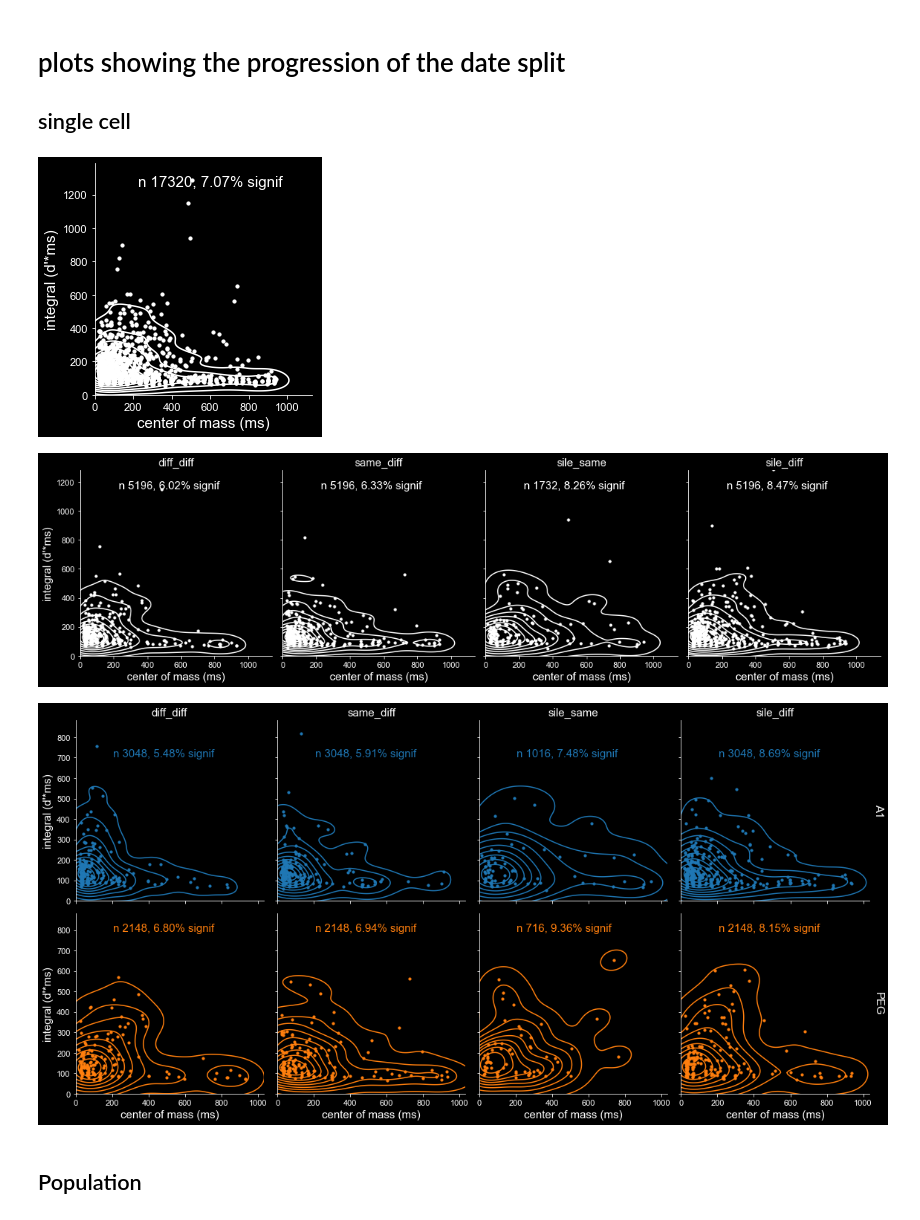
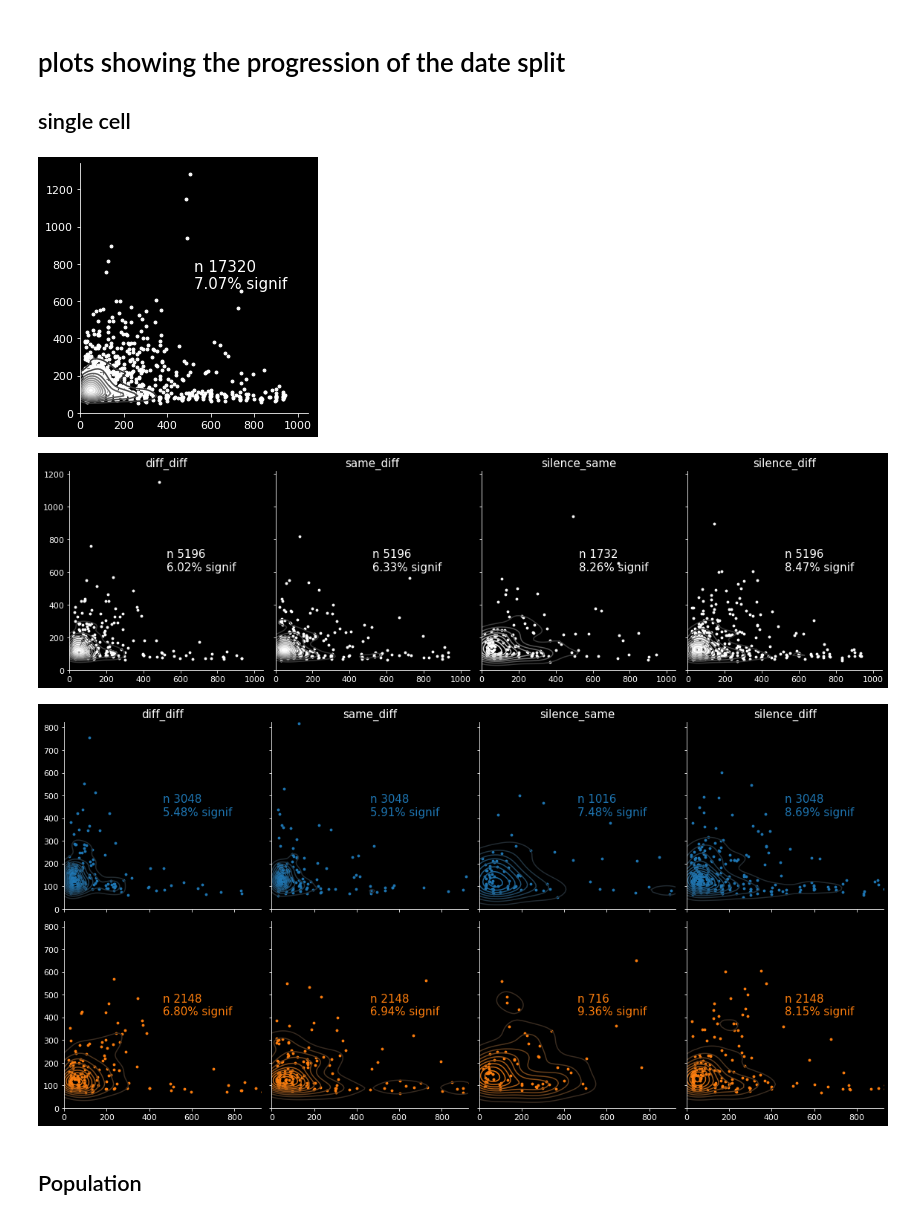
Before and after one commit to Mateo-Lopez-Espejo/context_probe_analysis, a Jupyter notebook: reports/210316_EARS_talk.ipynb, the cells around one changed output. Saved outputs shown, nothing was run; the diff lists cells and outputs as text; code cells hidden in the pictures.

```diff
--- a/reports/210316_EARS_talk.ipynb
+++ b/reports/210316_EARS_talk.ipynb
@@ -105,16 +104,16 @@ same = ctx == prb[:,None]
 different = np.logical_and(~silence, ~same)
 
 name_arr = np.full_like(ctx, np.nan, dtype=object)
-name_arr[silence] = 'sile'
+name_arr[silence] = 'silence'
 name_arr[same] = 'same'
 name_arr[different] = 'diff'
 comp_name_arr = np.apply_along_axis('_'.join, 1, name_arr)
 
 # swaps clasification names to not have repetitions i.e. diff_same == same_diff
-comp_name_arr[np.where(comp_name_arr == 'self_sile')] = 'sile_self'
-comp_name_arr[np.where(comp_name_arr == 'diff_sile')] = 'sile_diff'
+comp_name_arr[np.where(comp_name_arr == 'same_silence')] = 'silence_same'
+comp_name_arr[np.where(comp_name_arr == 'diff_silence')] = 'silence_diff'
 comp_name_arr[np.where(comp_name_arr == 'diff_same')] = 'same_diff'
-comp_name_arr[np.where(comp_name_arr == 'same_sile')] = 'sile_same'
+comp_name_arr[np.where(comp_name_arr == 'same_silence')] = 'silence_same'
 
 filtered['trans_pair'] = comp_name_arr
 
@@ -271,5 +298,5 @@ savefig(fig, 'EARS_figures', title)
 # %%
-trans_ord = ['diff_diff', 'same_diff', 'sile_same', 'sile_diff']
+trans_ord = ['diff_diff', 'same_diff', 'silence_same', 'silence_diff']
 reg_ord = ['A1', 'PEG']
 ana_ord = ['single cell', 'population']
 # %%
@@ -278,42 +305,42 @@ def anotated_nozero_scatter(x, y, **kws):
     total = x.shape[0]
     x = x[x>0]
     y = y[y>0]
-    region = kws.get('label', 'PEG')
     fontsize = kws.pop('fontsize', 12)
     n_signif = len(x)
     percent_good = n_signif / total * 100
 
     ax = plt.gca()
-    ax.scatter(x, y, s=10, alpha=1, **kws)
+    ax.scatter(x, y, s=8, alpha=1, **kws)
     sns.kdeplot(x, y, ax=ax,**kws)
     ax.set_xlim(0,ax.get_xlim()[1])
     ax.set_ylim(0,ax.get_ylim()[1])
 
-    offset = 0.8 if region == 'A1' else 0.9
-    ax.text(.2, offset, f'n {total}, {percent_good:.2f}% signif', fontsize=fontsize, transform=ax.transAxes, **kws)
+    ax.text(.5, 0.5, f'n {total}\n{percent_good:.2f}% signif', fontsize=fontsize, transform=ax.transAxes, **kws)
 # %% [markdown]
 # plots showing the progression of the date split
 ## single cell
 # %%
 scDF = pivoted.loc[pivoted.analysis == 'single cell',:]
-
 
 g = sns.FacetGrid(data=scDF, row=None, col=None, hue=None,
                   sharex=True, sharey=True, legend_out=True,
                   row_order=ana_ord, col_order=trans_ord, hue_order=reg_ord)
 g.map(anotated_nozero_scatter, 'center of mass (ms)', "integral (d'*ms)", color='white', fontsize=15)
 g.set_titles(template="")
 g._margin_titles = True
 g.set_titles(row_template="{row_name}", col_template="{col_name}")
-g.add_legend()
+# g.set_axis_labels("duration of contextual\ndiscrimination (ms)",
+#                   "magnitude of contextual\ndiscrimination (d' * ms)")
+g.set_axis_labels("",
+                  "")
 fig = g.fig
 fig.set_size_inches(4, 4)
 fig.tight_layout(rect=(0,0,0.98,0))
 
 title = 'single_cell_parameter_space_pooled'
 savefig(fig, 'EARS_figures', title)
 # %% [output]
-[figure, old version]
+[figure, new version]
 # %%
 scDF = pivoted.loc[pivoted.analysis == 'single cell',:]
 g = sns.FacetGrid(data=scDF, row=None, col='trans_pair', hue=None,
@@ -322,16 +349,17 @@ g = sns.FacetGrid(data=scDF, row=None, col='trans_pair', hue=None,
 g.map(anotated_nozero_scatter, 'center of mass (ms)', "integral (d'*ms)", color='white', fontsize=15)
 g.set_titles(template="")
 g._margin_titles = True
-g.set_titles(row_template="{row_name}", col_template="{col_name}")
-g.add_legend()
+g.set_titles(row_template="", col_template="{col_name}")
+g.set_axis_labels("",
+                  "")
 fig = g.fig
 fig.set_size_inches(16,4.5)
 fig.tight_layout(rect=(0,0,1,1))
 
 title = 'single_cell_parameter_space_transitions'
-# savefig(fig, 'EARS_figures', title)
+savefig(fig, 'EARS_figures', title)
 # %% [output]
-[figure, old version]
+[figure, new version]
 # %%
 scDF = pivoted.loc[pivoted.analysis == 'single cell',:]
 g = sns.FacetGrid(data=scDF, row='region', col='trans_pair', hue='region',
@@ -339,9 +367,12 @@ g = sns.FacetGrid(data=scDF, row='region', col='trans_pair', hue='region',
                   row_order=reg_ord, col_order=trans_ord, hue_order=reg_ord)
 g.map(anotated_nozero_scatter, 'center of mass (ms)', "integral (d'*ms)", fontsize=15)
 g.set_titles(template="")
+# g.set_axis_labels("duration of contextual\ndiscrimination (ms)",
+#                   "magnitude of contextual\ndiscrimination (d' * ms)")
+g.set_axis_labels("",
+                  "")
 g._margin_titles = True
-g.set_titles(row_template="{row_name}", col_template="{col_name}")
-# g.add_legend()
+g.set_titles(row_template="", col_template="{col_name}")
 fig = g.fig
 fig.set_size_inches(16,8)
 fig.tight_layout(rect=(0,0,0.98,0))
@@ -349,7 +380,7 @@ fig.tight_layout(rect=(0,0,0.98,0))
 title = 'single_cell_parameter_space_trans_region'
 savefig(fig, 'EARS_figures', title)
 # %% [output]
-[figure, old version]
+[figure, new version]
 # %% [markdown]
 ## Population
 # %%
```
Also changed, not shown: parts of 19 cells of this notebook.
